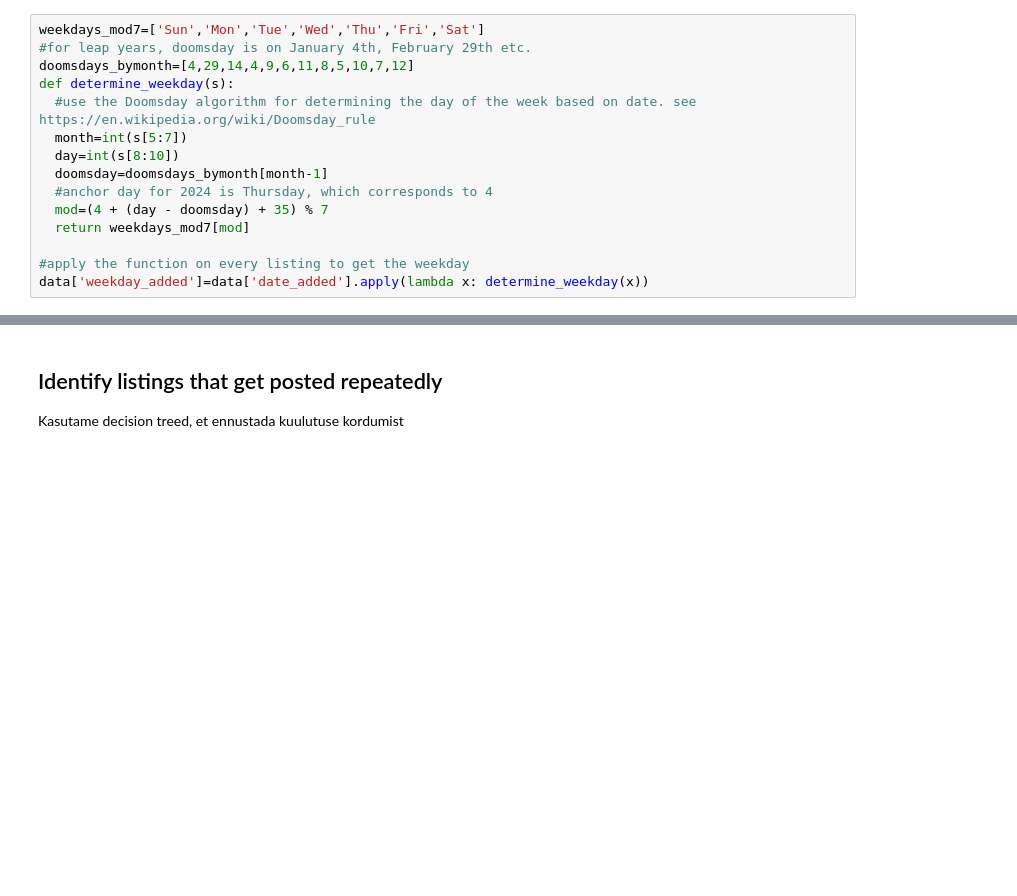
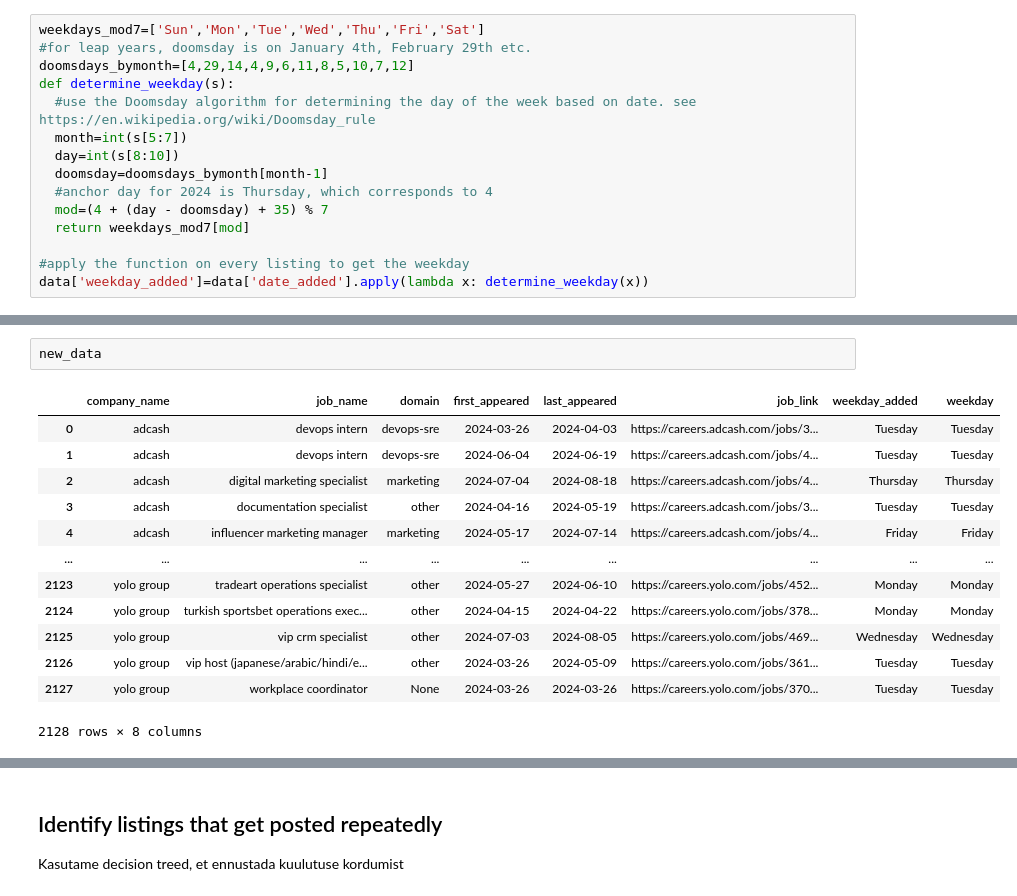
Before and after one commit to m2ger2020/listings, a Jupyter notebook: projekt.ipynb, the cells around one changed output, grey strips where cells are left out. Drawn from its saved outputs; the diff is of its cells as text; blank space fills up the shorter version.

```diff
--- a/projekt.ipynb
+++ b/projekt.ipynb
@@ -234,0 +273,16 @@ weekday_cat=pd.Categorical(data['weekday_added'], categories=weekdays_sorted)
+# %%
+new_data
+# %% [output]
+|  | company_name | job_name | domain | first_appeared | last_appeared | job_link | weekday_added | weekday |
+| 0 | adcash | devops intern | devops-sre | 2024-03-26 | 2024-04-03 | https://careers.adcash.com/jobs/3... | Tuesday | Tuesday |
+| 1 | adcash | devops intern | devops-sre | 2024-06-04 | 2024-06-19 | https://careers.adcash.com/jobs/4... | Tuesday | Tuesday |
+| 2 | adcash | digital marketing specialist | marketing | 2024-07-04 | 2024-08-18 | https://careers.adcash.com/jobs/4... | Thursday | Thursday |
+| 3 | adcash | documentation specialist | other | 2024-04-16 | 2024-05-19 | https://careers.adcash.com/jobs/3... | Tuesday | Tuesday |
+| 4 | adcash | influencer marketing manager | marketing | 2024-05-17 | 2024-07-14 | https://careers.adcash.com/jobs/4... | Friday | Friday |
+| ... | ... | ... | ... | ... | ... | ... | ... | ... |
+| 2123 | yolo group | tradeart operations specialist | other | 2024-05-27 | 2024-06-10 | https://careers.yolo.com/jobs/452... | Monday | Monday |
+| 2124 | yolo group | turkish sportsbet operations exec... | other | 2024-04-15 | 2024-04-22 | https://careers.yolo.com/jobs/378... | Monday | Monday |
+| 2125 | yolo group | vip crm specialist | other | 2024-07-03 | 2024-08-05 | https://careers.yolo.com/jobs/469... | Wednesday | Wednesday |
+| 2126 | yolo group | vip host (japanese/arabic/hindi/e... | other | 2024-03-26 | 2024-05-09 | https://careers.yolo.com/jobs/361... | Tuesday | Tuesday |
+| 2127 | yolo group | workplace coordinator | None | 2024-03-26 | 2024-03-26 | https://careers.yolo.com/jobs/370... | Tuesday | Tuesday |
+2128 rows × 8 columns
```
Also changed, not shown: parts of 6 cells of this notebook.
